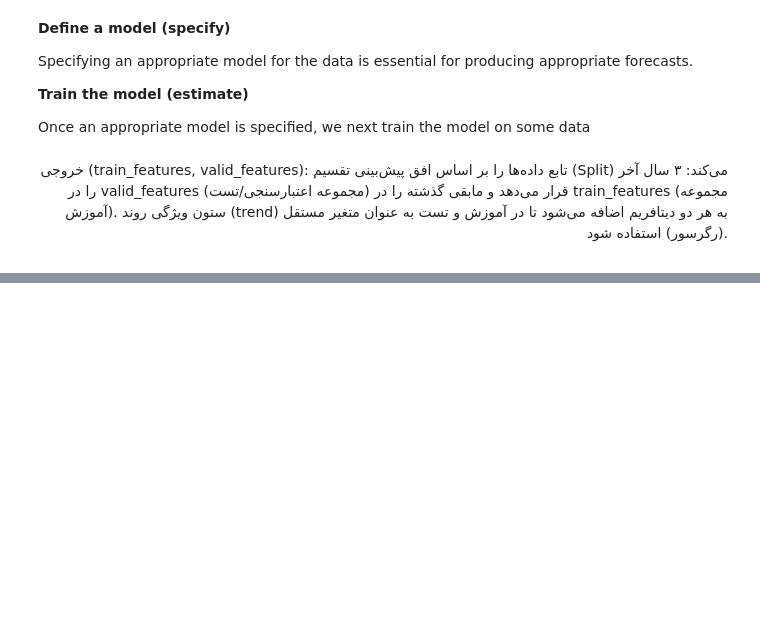
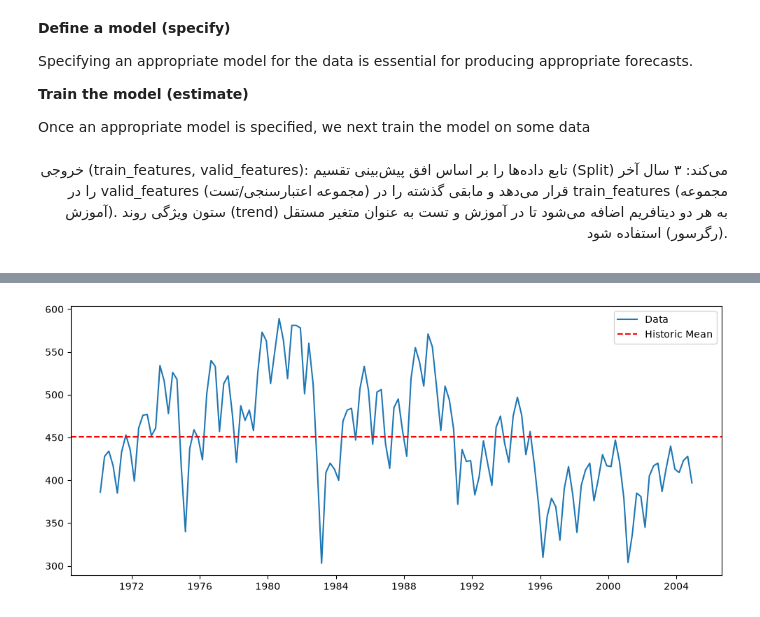
Before and after one commit to Minajamfum/forecasting, a Jupyter notebook: chapter5.ipynb, the cells around one changed output, grey strips where cells are left out. Cells and saved outputs as stored; diff of their text form; code cells hidden in the pictures; blank space fills up the shorter version.

```diff
--- a/chapter5.ipynb
+++ b/chapter5.ipynb
@@ -91,0 +142,4 @@ Once a model has been fitted, it is important to check how well it has performed
+# %%
+production_df = pd.read_csv("C:\\Users\\dell\\forecasting\\aus_production_formatted.csv",parse_dates=["ds"])
+
+bricks_df = production_df.loc[lambda x: ((x["unique_id"] == "Bricks") & (x["ds"].between("1970", "2004-12")))].dropna()
@@ -91,0 +160,11 @@ Once a model has been fitted, it is important to check how well it has performed
+# %%
+fig , ax = plt.subplots(figsize=(12, 5))
+
+plt.plot(bricks_df['ds'], bricks_df['y'], label='Data')
+
+plt.axhline(bricks_df['y'].mean(), color='red', linestyle='--', label='Historic Mean')
+
+plt.legend()
+plt.show()
+# %% [output]
+[figure, added]
```
Also changed, not shown: parts of 15 cells of this notebook, 1 other file.
